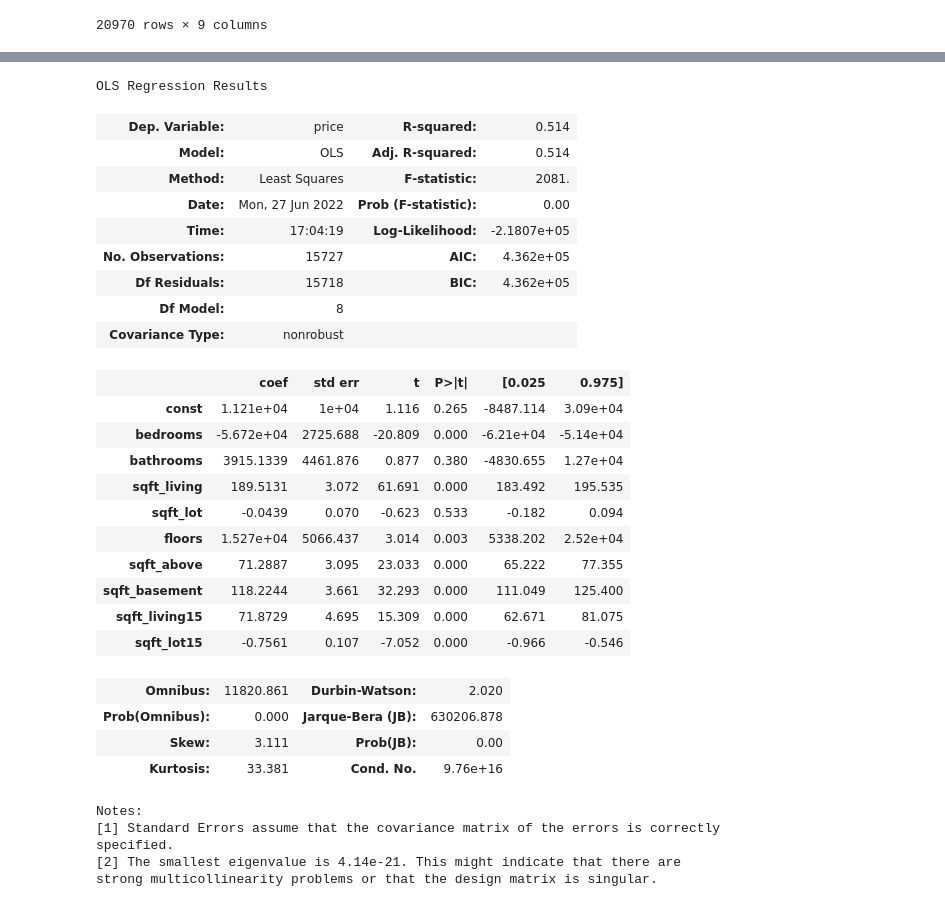
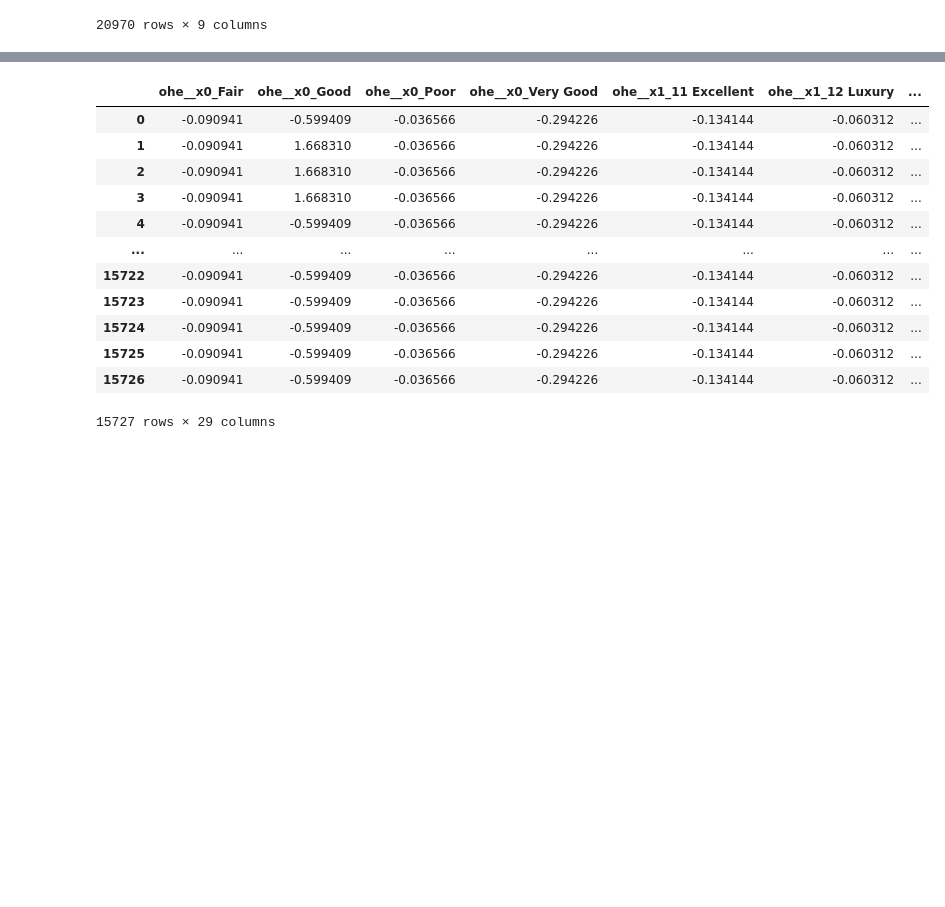
Before and after one commit to pjlannoo/Housing-Data-Project, a Jupyter notebook: Notebooks/Phil/ScratchNotebook.ipynb, the cells around one changed output, grey strips where cells are left out. Drawn from its saved outputs; the diff is of its cells as text; code cells hidden in the pictures; blank space fills up the shorter version.

Commit message:
Data exploration

```diff
--- a/Notebooks/Phil/ScratchNotebook.ipynb
+++ b/Notebooks/Phil/ScratchNotebook.ipynb
@@ -123,36 +187,31 @@ OLS Regression Results
 | Df Model: | 1 |  |  |
 | Covariance Type: | nonrobust |  |  |
 ... (33 outputs left out)
-# %%
-sinkModel = sm.OLS(y_train,sm.add_constant(x_train)).fit()
-sinkModel.summary()
-# %% [output]
-OLS Regression Results
-| Dep. Variable: | price | R-squared: | 0.514 |
-| Model: | OLS | Adj. R-squared: | 0.514 |
-| Method: | Least Squares | F-statistic: | 2081. |
-| Date: | Mon, 27 Jun 2022 | Prob (F-statistic): | 0.00 |
-| Time: | 17:04:19 | Log-Likelihood: | -2.1807e+05 |
-| No. Observations: | 15727 | AIC: | 4.362e+05 |
-| Df Residuals: | 15718 | BIC: | 4.362e+05 |
-| Df Model: | 8 |  |  |
-| Covariance Type: | nonrobust |  |  |
-|  | coef | std err | t | P>|t| | [0.025 | 0.975] |
-| const | 1.121e+04 | 1e+04 | 1.116 | 0.265 | -8487.114 | 3.09e+04 |
-| bedrooms | -5.672e+04 | 2725.688 | -20.809 | 0.000 | -6.21e+04 | -5.14e+04 |
-| bathrooms | 3915.1339 | 4461.876 | 0.877 | 0.380 | -4830.655 | 1.27e+04 |
-| sqft_living | 189.5131 | 3.072 | 61.691 | 0.000 | 183.492 | 195.535 |
-| sqft_lot | -0.0439 | 0.070 | -0.623 | 0.533 | -0.182 | 0.094 |
-| floors | 1.527e+04 | 5066.437 | 3.014 | 0.003 | 5338.202 | 2.52e+04 |
-| sqft_above | 71.2887 | 3.095 | 23.033 | 0.000 | 65.222 | 77.355 |
-| sqft_basement | 118.2244 | 3.661 | 32.293 | 0.000 | 111.049 | 125.400 |
-| sqft_living15 | 71.8729 | 4.695 | 15.309 | 0.000 | 62.671 | 81.075 |
-| sqft_lot15 | -0.7561 | 0.107 | -7.052 | 0.000 | -0.966 | -0.546 |
-| Omnibus: | 11820.861 | Durbin-Watson: | 2.020 |
-| Prob(Omnibus): | 0.000 | Jarque-Bera (JB): | 630206.878 |
-| Skew: | 3.111 | Prob(JB): | 0.00 |
-| Kurtosis: | 33.381 | Cond. No. | 9.76e+16 |
-Notes:
-[1] Standard Errors assume that the covariance matrix of the errors is correctly specified.
-[2] The smallest eigenvalue is 4.14e-21. This might indicate that there are
-strong multicollinearity problems or that the design matrix is singular.
+# %%
+cat_cols = ['condition','grade']
+encoder = OneHotEncoder(handle_unknown='error',drop='first',categories='auto')
+ct = ColumnTransformer(transformers=[('ohe', encoder, cat_cols)],remainder='passthrough')
+ct.fit(x_train)
+x_train_enc = ct.transform(x_train)
+x_test_enc = ct.transform(x_train)
+
+scaler = StandardScaler()
+scaler.fit(x_train_enc)
+x_train_scaled = scaler.transform(x_train_enc)
+x_test_scaled = scaler.transform(x_test_enc)
+x_train_sc_df = pd.DataFrame(x_train_scaled, columns= ct.get_feature_names())
+x_train_sc_df
+# %% [output]
+|  | ohe__x0_Fair | ohe__x0_Good | ohe__x0_Poor | ohe__x0_Very Good | ohe__x1_11 Excellent | ohe__x1_12 Luxury | ... |
+| 0 | -0.090941 | -0.599409 | -0.036566 | -0.294226 | -0.134144 | -0.060312 | ... |
+| 1 | -0.090941 | 1.668310 | -0.036566 | -0.294226 | -0.134144 | -0.060312 | ... |
+| 2 | -0.090941 | 1.668310 | -0.036566 | -0.294226 | -0.134144 | -0.060312 | ... |
+| 3 | -0.090941 | 1.668310 | -0.036566 | -0.294226 | -0.134144 | -0.060312 | ... |
+| 4 | -0.090941 | -0.599409 | -0.036566 | -0.294226 | -0.134144 | -0.060312 | ... |
+| ... | ... | ... | ... | ... | ... | ... | ... |
+| 15722 | -0.090941 | -0.599409 | -0.036566 | -0.294226 | -0.134144 | -0.060312 | ... |
+| 15723 | -0.090941 | -0.599409 | -0.036566 | -0.294226 | -0.134144 | -0.060312 | ... |
+| 15724 | -0.090941 | -0.599409 | -0.036566 | -0.294226 | -0.134144 | -0.060312 | ... |
+| 15725 | -0.090941 | -0.599409 | -0.036566 | -0.294226 | -0.134144 | -0.060312 | ... |
+| 15726 | -0.090941 | -0.599409 | -0.036566 | -0.294226 | -0.134144 | -0.060312 | ... |
+15727 rows × 29 columns
```
Also changed, not shown: parts of 14 cells of this notebook, 1 other file.
